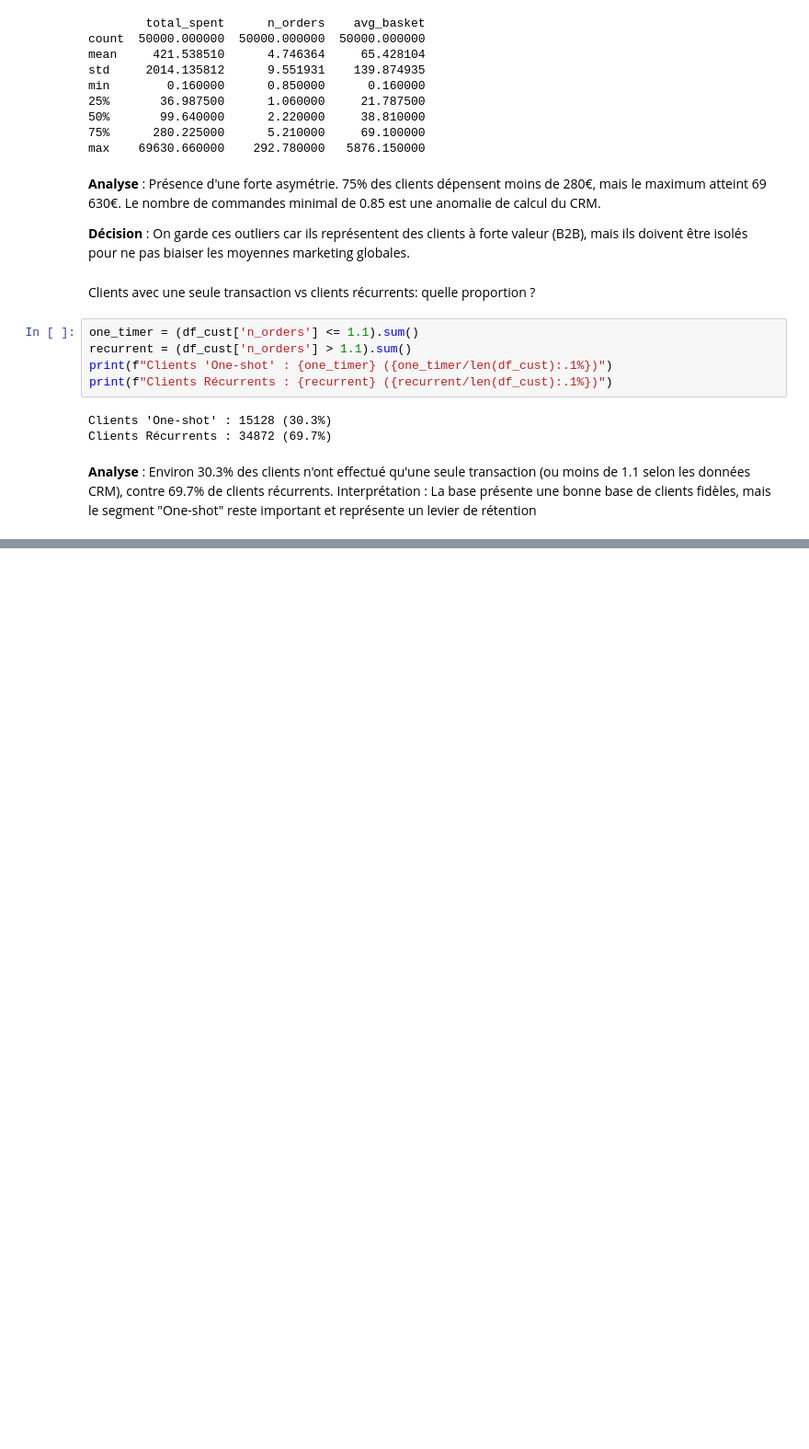
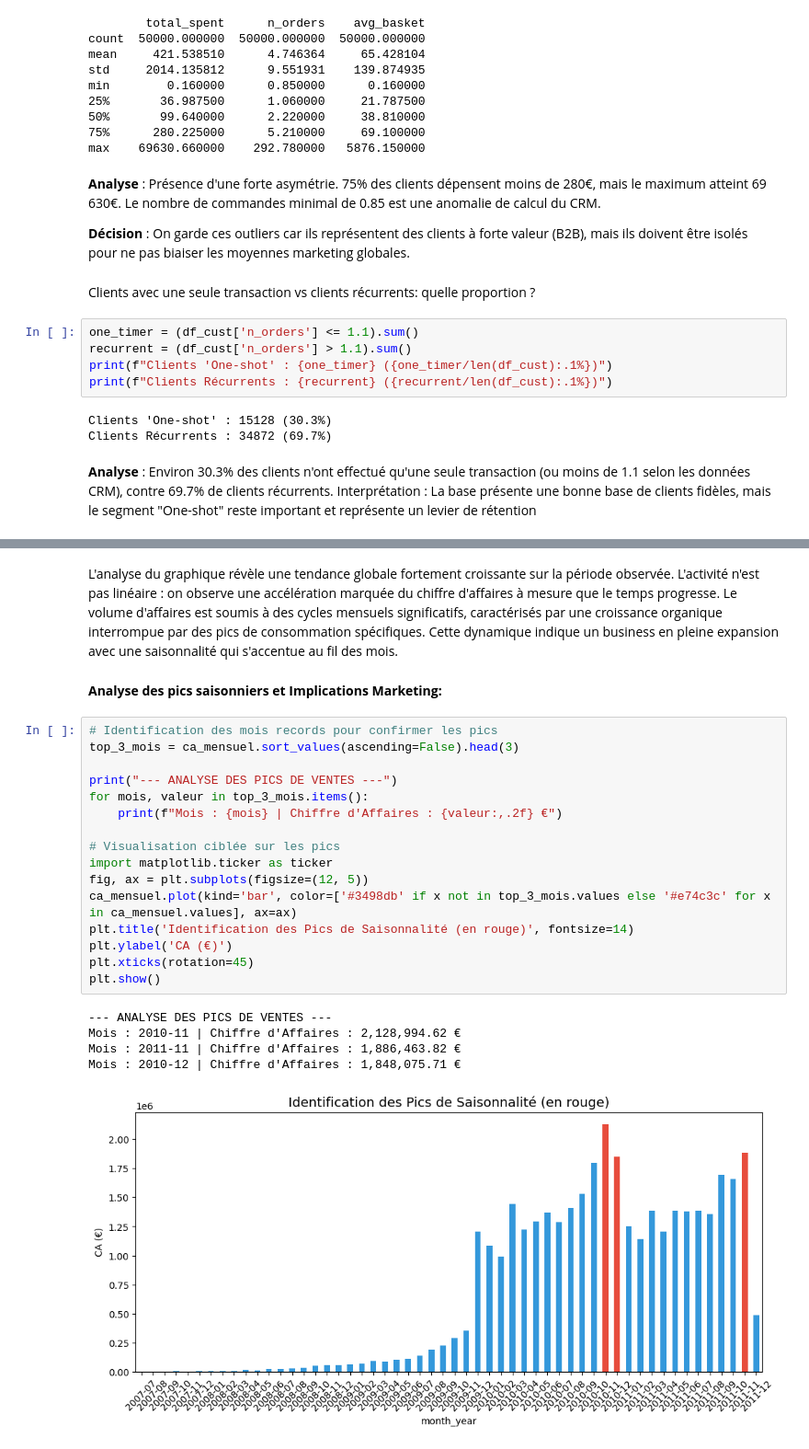
Before and after one commit to fds-imane/Data_Marketing, a Jupyter notebook: data_marketing.ipynb, the cells around one changed output, grey strips where cells are left out. Shown at 92% size. Saved outputs shown, nothing was run; the diff lists cells and outputs as text; blank space fills up the shorter version.

```diff
--- a/data_marketing.ipynb
+++ b/data_marketing.ipynb
@@ -474,0 +510,26 @@ Interprétation : La base présente une bonne base de clients fidèles, mais le
+# %% [markdown]
+L'analyse du graphique révèle une tendance globale fortement croissante sur la période observée. L'activité n'est pas linéaire : on observe une accélération marquée du chiffre d'affaires à mesure que le temps progresse. Le volume d'affaires est soumis à des cycles mensuels significatifs, caractérisés par une croissance organique interrompue par des pics de consommation spécifiques. Cette dynamique indique un business en pleine expansion avec une saisonnalité qui s'accentue au fil des mois.
+# %% [markdown]
+**Analyse des pics saisonniers et Implications Marketing:**
+# %%
+# Identification des mois records pour confirmer les pics
+top_3_mois = ca_mensuel.sort_values(ascending=False).head(3)
+
+print("--- ANALYSE DES PICS DE VENTES ---")
+for mois, valeur in top_3_mois.items():
+    print(f"Mois : {mois} | Chiffre d'Affaires : {valeur:,.2f} €")
+
+# Visualisation ciblée sur les pics
+import matplotlib.ticker as ticker
+fig, ax = plt.subplots(figsize=(12, 5))
+ca_mensuel.plot(kind='bar', color=['#3498db' if x not in top_3_mois.values else '#e74c3c' for x in ca_mensuel.values], ax=ax)
+plt.title('Identification des Pics de Saisonnalité (en rouge)', fontsize=14)
+plt.ylabel('CA (€)')
+plt.xticks(rotation=45)
+plt.show()
+# %% [output]
+--- ANALYSE DES PICS DE VENTES ---
+Mois : 2010-11 | Chiffre d'Affaires : 2,128,994.62 €
+Mois : 2011-11 | Chiffre d'Affaires : 1,886,463.82 €
+Mois : 2010-12 | Chiffre d'Affaires : 1,848,075.71 €
+[figure, added]
```
Also changed, not shown: parts of 23 cells of this notebook.
